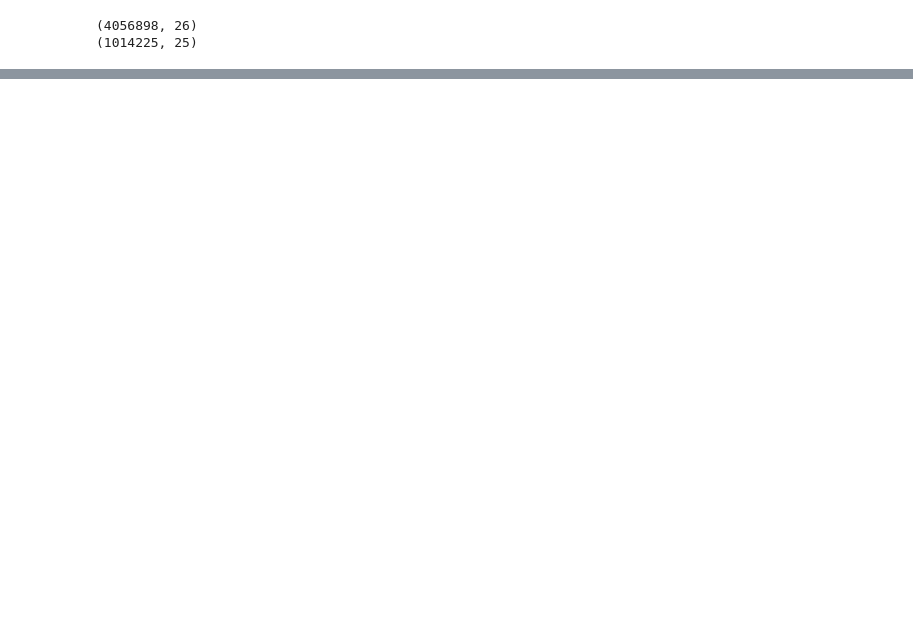
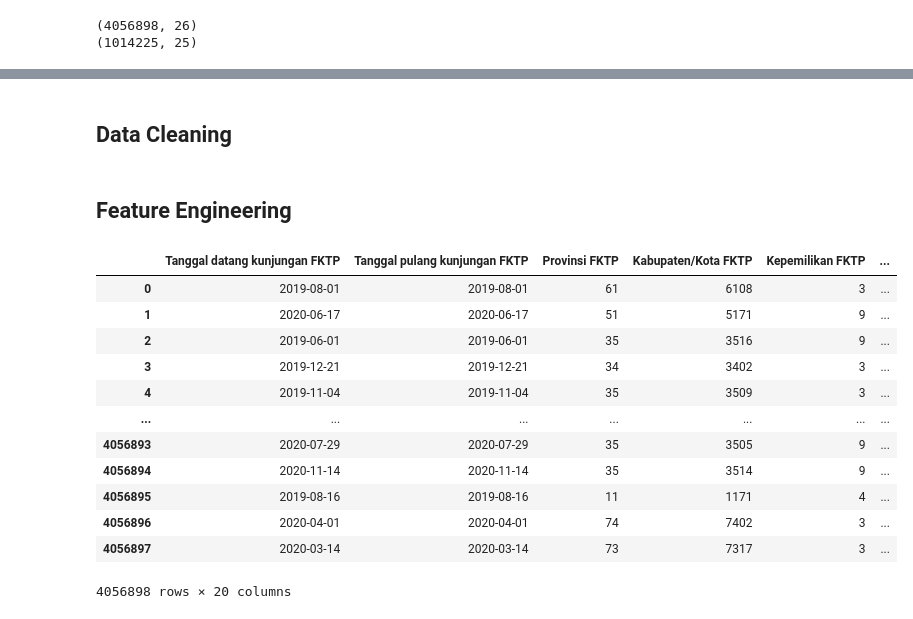
Before and after one commit to herarditacw/Satria-Data-Hitam-BDC, a Jupyter notebook: kerjaan.ipynb, the cells around one changed output, grey strips where cells are left out. Drawn from its saved outputs; the diff is of its cells as text; code cells hidden in the pictures; blank space fills up the shorter version.

```diff
--- a/kerjaan.ipynb
+++ b/kerjaan.ipynb
@@ -98,0 +137,2 @@ dtype: int64
+# %% [markdown]
+## Data Cleaning
@@ -98,0 +145,2 @@ dtype: int64
+# %% [markdown]
+## Feature Engineering
@@ -98,0 +150,16 @@ dtype: int64
+# %%
+train1
+# %% [output]
+|  | Tanggal datang kunjungan FKTP | Tanggal pulang kunjungan FKTP | Provinsi FKTP | Kabupaten/Kota FKTP | Kepemilikan FKTP | ... |
+| 0 | 2019-08-01 | 2019-08-01 | 61 | 6108 | 3 | ... |
+| 1 | 2020-06-17 | 2020-06-17 | 51 | 5171 | 9 | ... |
+| 2 | 2019-06-01 | 2019-06-01 | 35 | 3516 | 9 | ... |
+| 3 | 2019-12-21 | 2019-12-21 | 34 | 3402 | 3 | ... |
+| 4 | 2019-11-04 | 2019-11-04 | 35 | 3509 | 3 | ... |
+| ... | ... | ... | ... | ... | ... | ... |
+| 4056893 | 2020-07-29 | 2020-07-29 | 35 | 3505 | 9 | ... |
+| 4056894 | 2020-11-14 | 2020-11-14 | 35 | 3514 | 9 | ... |
+| 4056895 | 2019-08-16 | 2019-08-16 | 11 | 1171 | 4 | ... |
+| 4056896 | 2020-04-01 | 2020-04-01 | 74 | 7402 | 3 | ... |
+| 4056897 | 2020-03-14 | 2020-03-14 | 73 | 7317 | 3 | ... |
+4056898 rows × 20 columns
```
Also changed, not shown: parts of 11 cells of this notebook.
